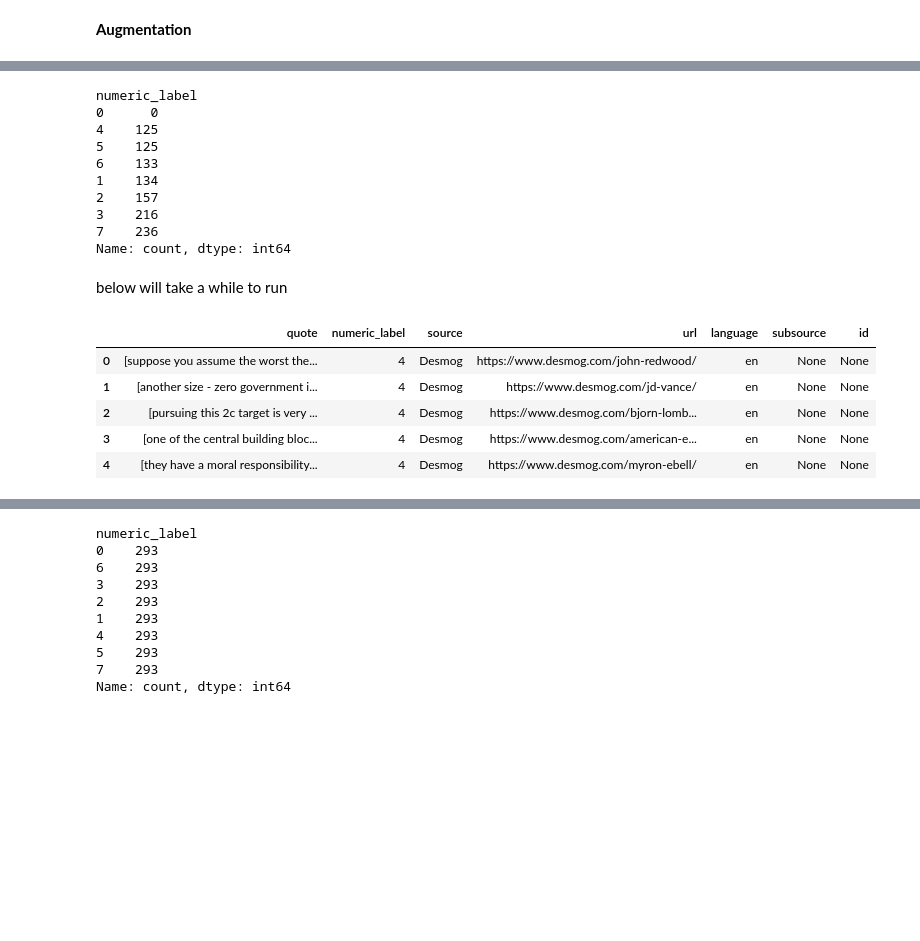
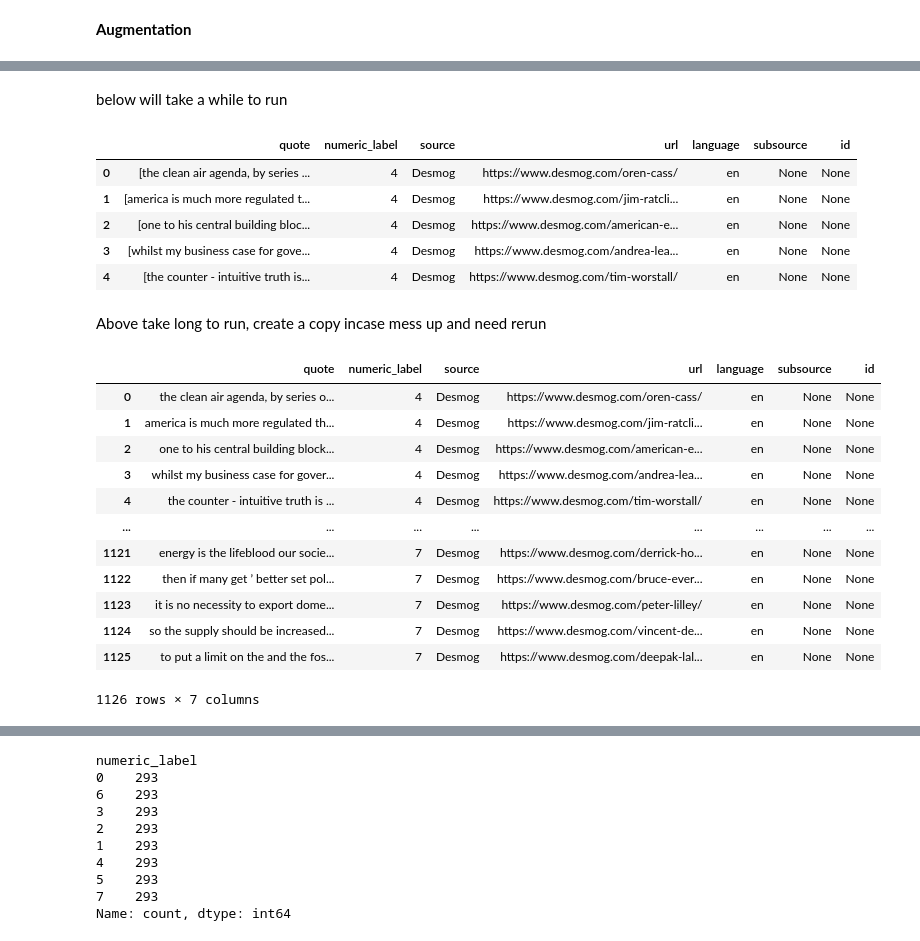
Before and after one commit to hbandukw/ClimateDebunk, a Jupyter notebook: exploreRafe.ipynb, the cells around one changed output, grey strips where cells are left out. Cells and saved outputs as stored; diff of their text form; code cells hidden in the pictures; blank space fills up the shorter version.

```diff
--- a/exploreRafe.ipynb
+++ b/exploreRafe.ipynb
@@ -24,7 +42,7 @@ def extract_number(label):
 # %% [markdown]
 - source of data: https://huggingface.co/datasets/QuotaClimat/frugalaichallenge-text-train
 # %%
-df = pd.read_parquet('../input/train-parquet')
+df = pd.read_parquet('/kaggle/input/train.parquet')
 df['numeric_label'] = df['label'].apply(extract_number)
 # print(df.head())
 # %%
@@ -85,17 +91,3 @@ max_count
-# %%
-augment_counts = max_count - class_counts
-augment_counts
-# %% [output]
-numeric_label
-0      0
-4    125
-5    125
-6    133
-1    134
-2    157
-3    216
-7    236
-Name: count, dtype: int64
 # %% [markdown]
 below will take a while to run
 # %%
@@ -116,9 +108,32 @@ augmented_df = pd.DataFrame(augmented_rows, columns=['quote', 'numeric_label', '
 augmented_df.head()
 # %% [output]
 |  | quote | numeric_label | source | url | language | subsource | id |
-| 0 | [suppose you assume the worst the... | 4 | Desmog | https://www.desmog.com/john-redwood/ | en | None | None |
-| 1 | [another size - zero government i... | 4 | Desmog | https://www.desmog.com/jd-vance/ | en | None | None |
-| 2 | [pursuing this 2c target is very ... | 4 | Desmog | https://www.desmog.com/bjorn-lomb... | en | None | None |
-| 3 | [one of the central building bloc... | 4 | Desmog | https://www.desmog.com/american-e... | en | None | None |
-| 4 | [they have a moral responsibility... | 4 | Desmog | https://www.desmog.com/myron-ebell/ | en | None | None |
+| 0 | [the clean air agenda, by series ... | 4 | Desmog | https://www.desmog.com/oren-cass/ | en | None | None |
+| 1 | [america is much more regulated t... | 4 | Desmog | https://www.desmog.com/jim-ratcli... | en | None | None |
+| 2 | [one to his central building bloc... | 4 | Desmog | https://www.desmog.com/american-e... | en | None | None |
+| 3 | [whilst my business case for gove... | 4 | Desmog | https://www.desmog.com/andrea-lea... | en | None | None |
+| 4 | [the counter - intuitive truth is... | 4 | Desmog | https://www.desmog.com/tim-worstall/ | en | None | None |
+# %% [markdown]
+Above take long to run, create a copy incase mess up and need rerun
+# %%
+augmented_df_copy = augmented_df.copy()
+# %%
+augmented_df_copy['quote'] = augmented_df_copy['quote'].astype(str)
+augmented_df_copy['quote'] = augmented_df_copy['quote'].str.replace(r"^\['|'\]$", '', regex=True)
+
+augmented_df_copy
+# %% [output]
+|  | quote | numeric_label | source | url | language | subsource | id |
+| 0 | the clean air agenda, by series o... | 4 | Desmog | https://www.desmog.com/oren-cass/ | en | None | None |
+| 1 | america is much more regulated th... | 4 | Desmog | https://www.desmog.com/jim-ratcli... | en | None | None |
+| 2 | one to his central building block... | 4 | Desmog | https://www.desmog.com/american-e... | en | None | None |
+| 3 | whilst my business case for gover... | 4 | Desmog | https://www.desmog.com/andrea-lea... | en | None | None |
+| 4 | the counter - intuitive truth is ... | 4 | Desmog | https://www.desmog.com/tim-worstall/ | en | None | None |
+| ... | ... | ... | ... | ... | ... | ... | ... |
+| 1121 | energy is the lifeblood our socie... | 7 | Desmog | https://www.desmog.com/derrick-ho... | en | None | None |
+| 1122 | then if many get ’ better set pol... | 7 | Desmog | https://www.desmog.com/bruce-ever... | en | None | None |
+| 1123 | it is no necessity to export dome... | 7 | Desmog | https://www.desmog.com/peter-lilley/ | en | None | None |
+| 1124 | so the supply should be increased... | 7 | Desmog | https://www.desmog.com/vincent-de... | en | None | None |
+| 1125 | to put a limit on the and the fos... | 7 | Desmog | https://www.desmog.com/deepak-lal... | en | None | None |
+1126 rows × 7 columns
 # %%
```
Also changed, not shown: parts of 30 cells of this notebook.
